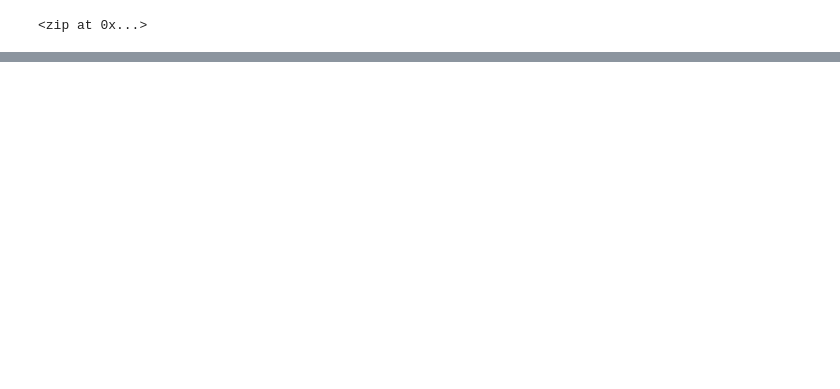
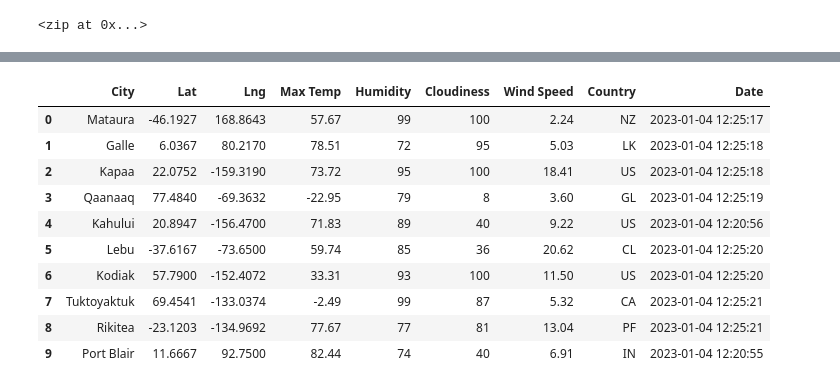
Before and after one commit to machudpicchu/World_Weather_Analysis, a Jupyter notebook: WeatherPy.ipynb, the cells around one changed output, grey strips where cells are left out. Saved outputs shown, nothing was run; the diff lists cells and outputs as text; code cells hidden in the pictures; blank space fills up the shorter version.

```diff
--- a/WeatherPy.ipynb
+++ b/WeatherPy.ipynb
@@ -54,0 +56,13 @@ len(cities)
+# %%
+# Import the requests library.
+import requests
+
+# Import the API key.
+from config import weather_api_key
+
+# Starting URL for Weather Map API Call.
+url = "http://api.openweathermap.org/data/2.5/weather?units=Imperial&APPID=" + weather_api_key
+
+# Import the time library and the datetime module from the datetime library
+import time
+from datetime import datetime
@@ -54,0 +149,16 @@ len(cities)
+# %%
+# Convert the array of dictionaries to a Pandas DataFrame.
+city_data_df = pd.DataFrame(city_data)
+city_data_df.head(10)
+# %% [output]
+|  | City | Lat | Lng | Max Temp | Humidity | Cloudiness | Wind Speed | Country | Date |
+| 0 | Mataura | -46.1927 | 168.8643 | 57.67 | 99 | 100 | 2.24 | NZ | 2023-01-04 12:25:17 |
+| 1 | Galle | 6.0367 | 80.2170 | 78.51 | 72 | 95 | 5.03 | LK | 2023-01-04 12:25:18 |
+| 2 | Kapaa | 22.0752 | -159.3190 | 73.72 | 95 | 100 | 18.41 | US | 2023-01-04 12:25:18 |
+| 3 | Qaanaaq | 77.4840 | -69.3632 | -22.95 | 79 | 8 | 3.60 | GL | 2023-01-04 12:25:19 |
+| 4 | Kahului | 20.8947 | -156.4700 | 71.83 | 89 | 40 | 9.22 | US | 2023-01-04 12:20:56 |
+| 5 | Lebu | -37.6167 | -73.6500 | 59.74 | 85 | 36 | 20.62 | CL | 2023-01-04 12:25:20 |
+| 6 | Kodiak | 57.7900 | -152.4072 | 33.31 | 93 | 100 | 11.50 | US | 2023-01-04 12:25:20 |
+| 7 | Tuktoyaktuk | 69.4541 | -133.0374 | -2.49 | 99 | 87 | 5.32 | CA | 2023-01-04 12:25:21 |
+| 8 | Rikitea | -23.1203 | -134.9692 | 77.67 | 77 | 81 | 13.04 | PF | 2023-01-04 12:25:21 |
+| 9 | Port Blair | 11.6667 | 92.7500 | 82.44 | 74 | 40 | 6.91 | IN | 2023-01-04 12:20:55 |
```
Also changed, not shown: parts of 7 cells of this notebook, 3 other files.
